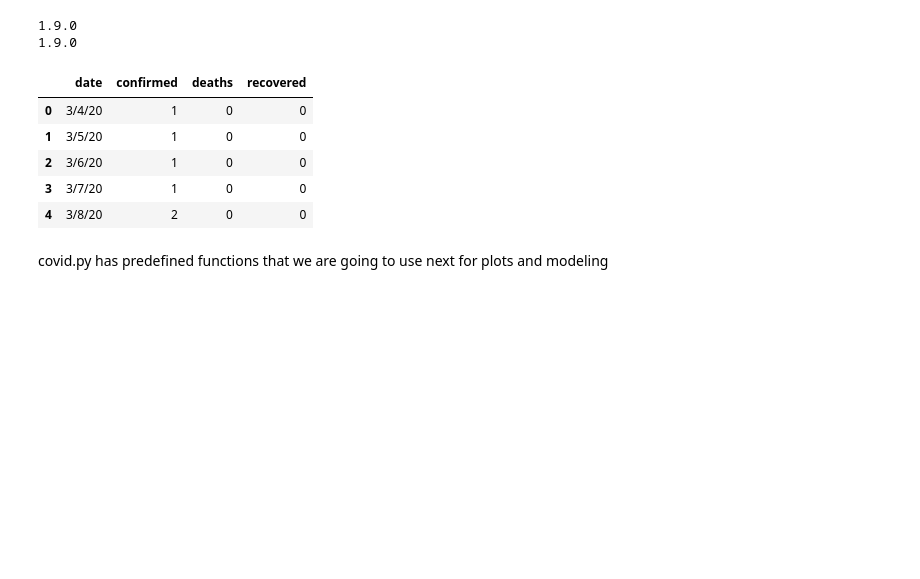
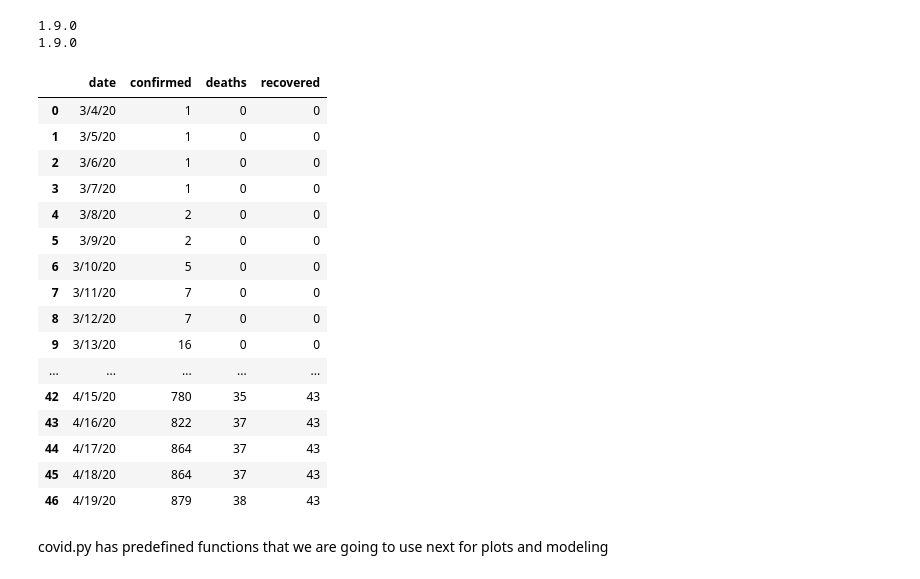
Before and after one commit to MayaraLatrech/covid19_sasymodel, a Jupyter notebook: optimisation.ipynb, the cells around one changed output. Cells and saved outputs as stored; diff of their text form; code cells hidden in the pictures; blank space fills up the shorter version.

```diff
--- a/optimisation.ipynb
+++ b/optimisation.ipynb
@@ -62,14 +64,25 @@ def import_data(index = 212, start = 4):
     return d
 # %%
 tn = import_data(212,4)
-tn.head()
+tn
 # %% [output]
 |  | date | confirmed | deaths | recovered |
 | 0 | 3/4/20 | 1 | 0 | 0 |
 | 1 | 3/5/20 | 1 | 0 | 0 |
 | 2 | 3/6/20 | 1 | 0 | 0 |
 | 3 | 3/7/20 | 1 | 0 | 0 |
 | 4 | 3/8/20 | 2 | 0 | 0 |
+| 5 | 3/9/20 | 2 | 0 | 0 |
+| 6 | 3/10/20 | 5 | 0 | 0 |
+| 7 | 3/11/20 | 7 | 0 | 0 |
+| 8 | 3/12/20 | 7 | 0 | 0 |
+| 9 | 3/13/20 | 16 | 0 | 0 |
+| ... | ... | ... | ... | ... |
+| 42 | 4/15/20 | 780 | 35 | 43 |
+| 43 | 4/16/20 | 822 | 37 | 43 |
+| 44 | 4/17/20 | 864 | 37 | 43 |
+| 45 | 4/18/20 | 864 | 37 | 43 |
+| 46 | 4/19/20 | 879 | 38 | 43 |
 # %% [markdown]
 covid.py has predefined functions that we are going to use next for plots and modeling
 # %%
```
Also changed, not shown: parts of 31 cells of this notebook.
